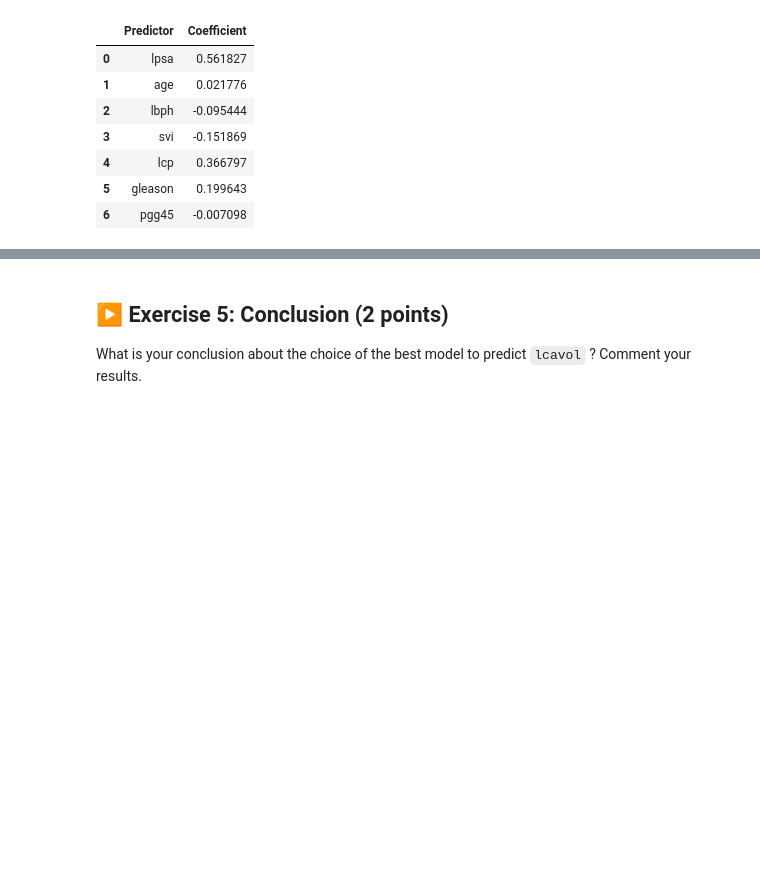
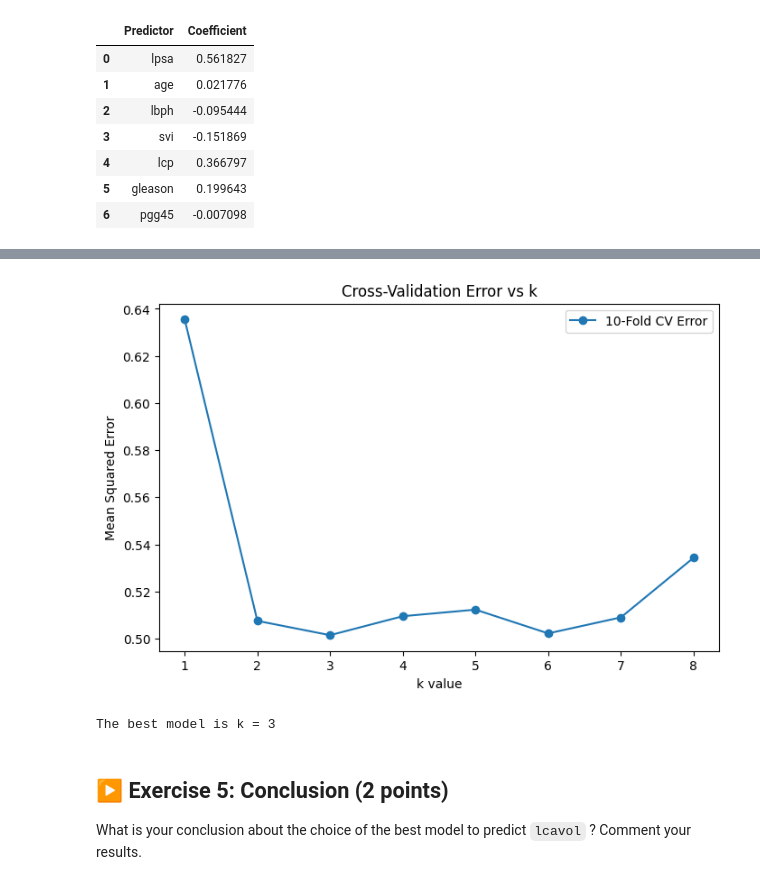
Before and after one commit to muneymo/isla2026-TP, a Jupyter notebook: TP1/TP1.ipynb, the cells around one changed output, grey strips where cells are left out. Drawn from its saved outputs; the diff is of its cells as text; code cells hidden in the pictures; blank space fills up the shorter version.

```diff
--- a/TP1/TP1.ipynb
+++ b/TP1/TP1.ipynb
@@ -786,3 +790,35 @@ df3
+# %%
+# (d)
+from sklearn.model_selection import cross_val_score
+
+# initialise empty list to store mean cross validation error
+list_cv_errors = []
+
+model = LinearRegression()
+
+for i in range(1,9):
+    combos = list(list_min_rss_combo[i])
+
+    # 10-Fold cross-validation
+    results_cv = cross_val_score(model, df[combos], df['lcavol'], cv=10, scoring='neg_mean_squared_error')
+
+    # take the mean of the 10-fold and negative to get a positive MSE
+    avg_mse = -np.mean(results_cv)
+    list_cv_errors.append(avg_mse)
+
+plt.figure(figsize=(8, 5))
+plt.plot(range(1,9), list_cv_errors, label='10-Fold CV Error', marker='o')
+plt.xlabel('k value')
+plt.ylabel('Mean Squared Error')
+plt.title('Cross-Validation Error vs k')
+plt.legend()
+plt.show()
+
+best_k = np.argmin(list_cv_errors) + 1
+print(f"The best model is with k = {best_k}")
+# %% [output]
+[figure, added]
+The best model is k = 3
 # %% [markdown]
 ## ▶️ Exercise 5: Conclusion (2 points)
 
```
Also changed, not shown: parts of 6 cells of this notebook.
